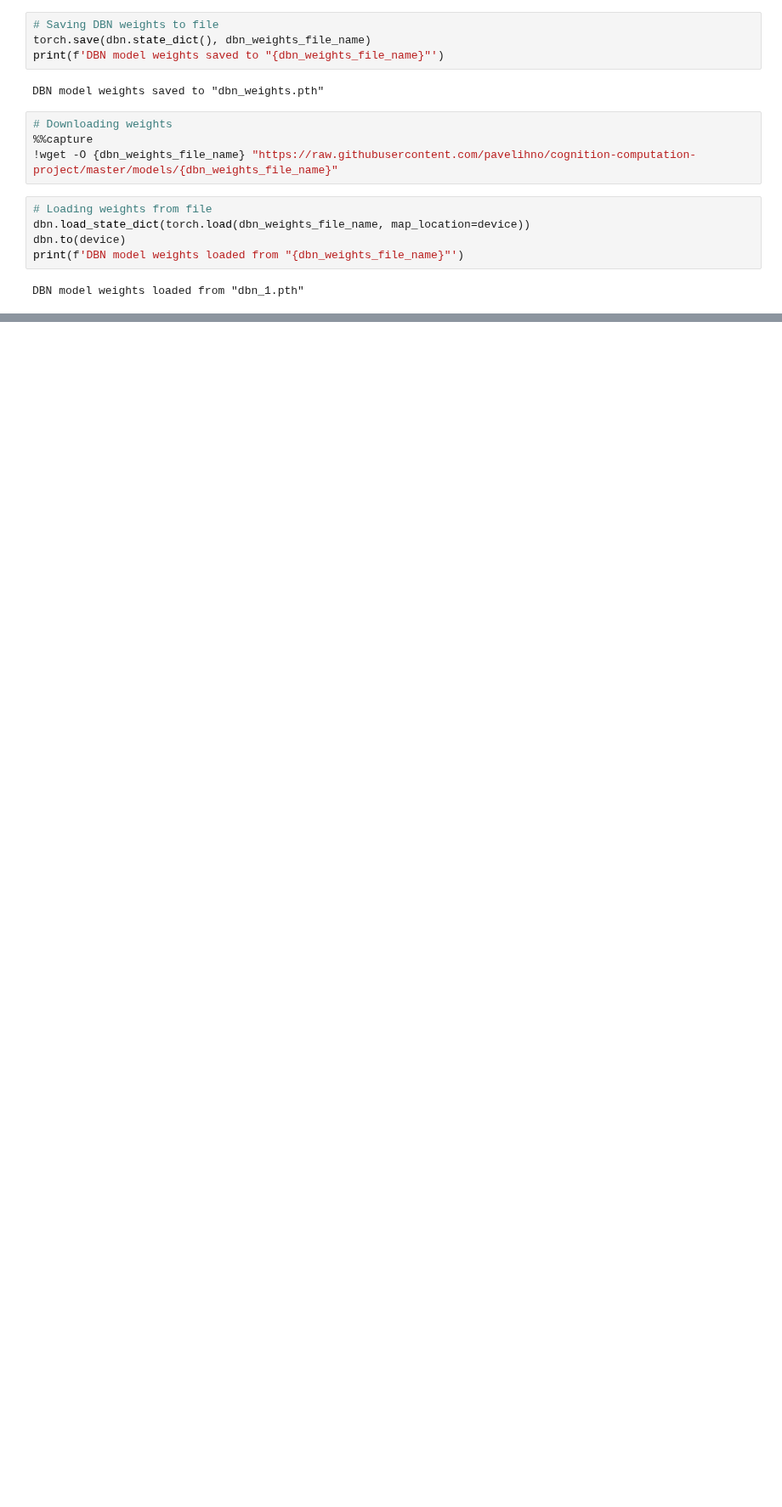
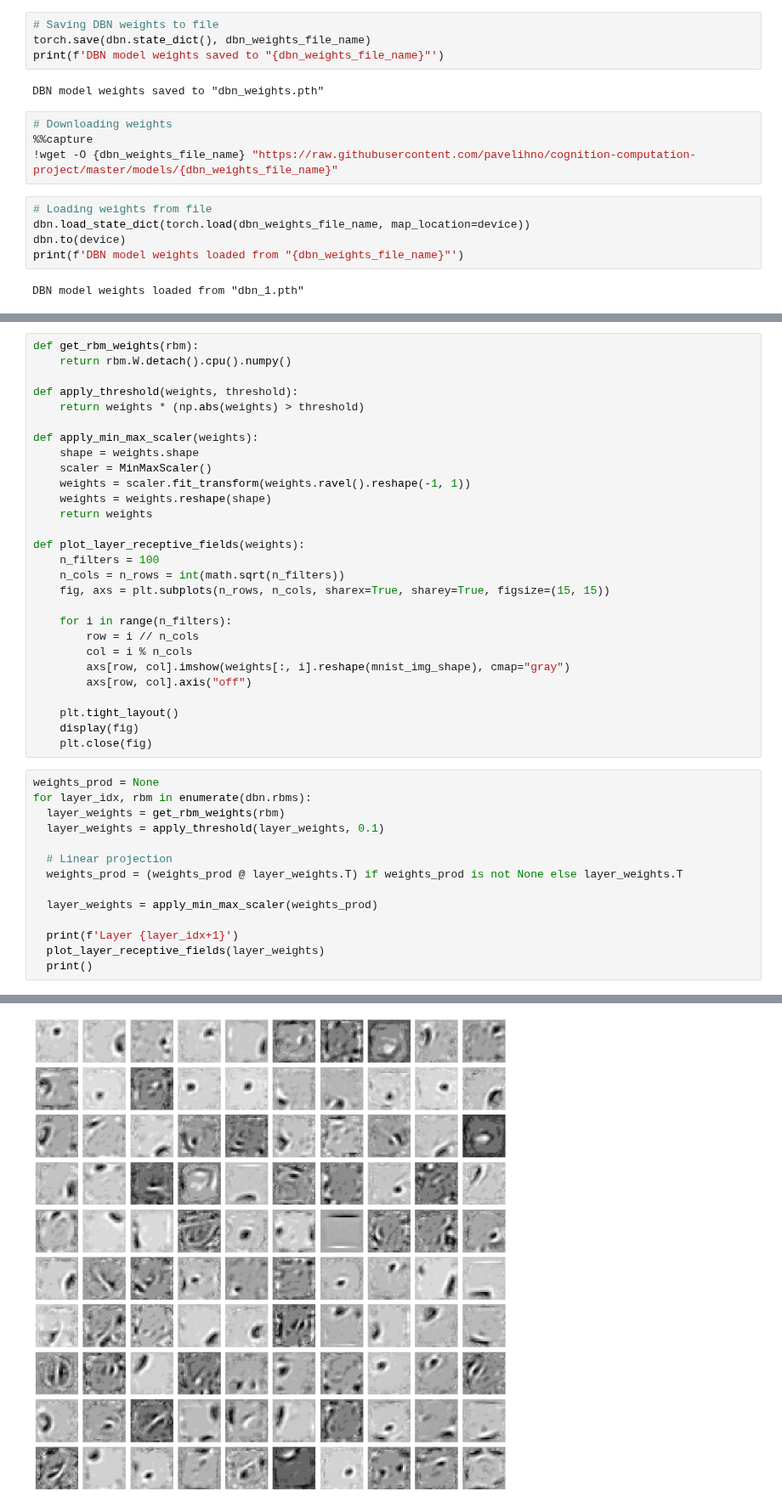
Before and after one commit to pavelihno/cognition-computation-project, a Jupyter notebook: notebook.ipynb, the cells around one changed output, grey strips where cells are left out. Shown at 85% size. Drawn from its saved outputs; the diff is of its cells as text; blank space fills up the shorter version.

Commit message:
Visualizing receptive fields

```diff
--- a/notebook.ipynb
+++ b/notebook.ipynb
@@ -352,0 +362,43 @@ The images show the digit: 1
+# %%
+def get_rbm_weights(rbm):
+    return rbm.W.detach().cpu().numpy()
+
+def apply_threshold(weights, threshold):
+    return weights * (np.abs(weights) > threshold)
+
+def apply_min_max_scaler(weights):
+    shape = weights.shape
+    scaler = MinMaxScaler()
+    weights = scaler.fit_transform(weights.ravel().reshape(-1, 1))
+    weights = weights.reshape(shape)
+    return weights
+
+def plot_layer_receptive_fields(weights):
+    n_filters = 100
+    n_cols = n_rows = int(math.sqrt(n_filters))
+    fig, axs = plt.subplots(n_rows, n_cols, sharex=True, sharey=True, figsize=(15, 15))
+
+    for i in range(n_filters):
+        row = i // n_cols
+        col = i % n_cols
+        axs[row, col].imshow(weights[:, i].reshape(mnist_img_shape), cmap="gray")
+        axs[row, col].axis("off")
+
+    plt.tight_layout()
+    display(fig)
+    plt.close(fig)
+# %%
+weights_prod = None
+for layer_idx, rbm in enumerate(dbn.rbms):
+  layer_weights = get_rbm_weights(rbm)
+  layer_weights = apply_threshold(layer_weights, 0.1)
+
+  # Linear projection
+  weights_prod = (weights_prod @ layer_weights.T) if weights_prod is not None else layer_weights.T
+
+  layer_weights = apply_min_max_scaler(weights_prod)
+
+  print(f'Layer {layer_idx+1}')
+  plot_layer_receptive_fields(layer_weights)
+  print()
+# %% [output]
@@ -352,0 +406 @@ The images show the digit: 1
+[figure, added]
```
Also changed, not shown: parts of 8 cells of this notebook.
